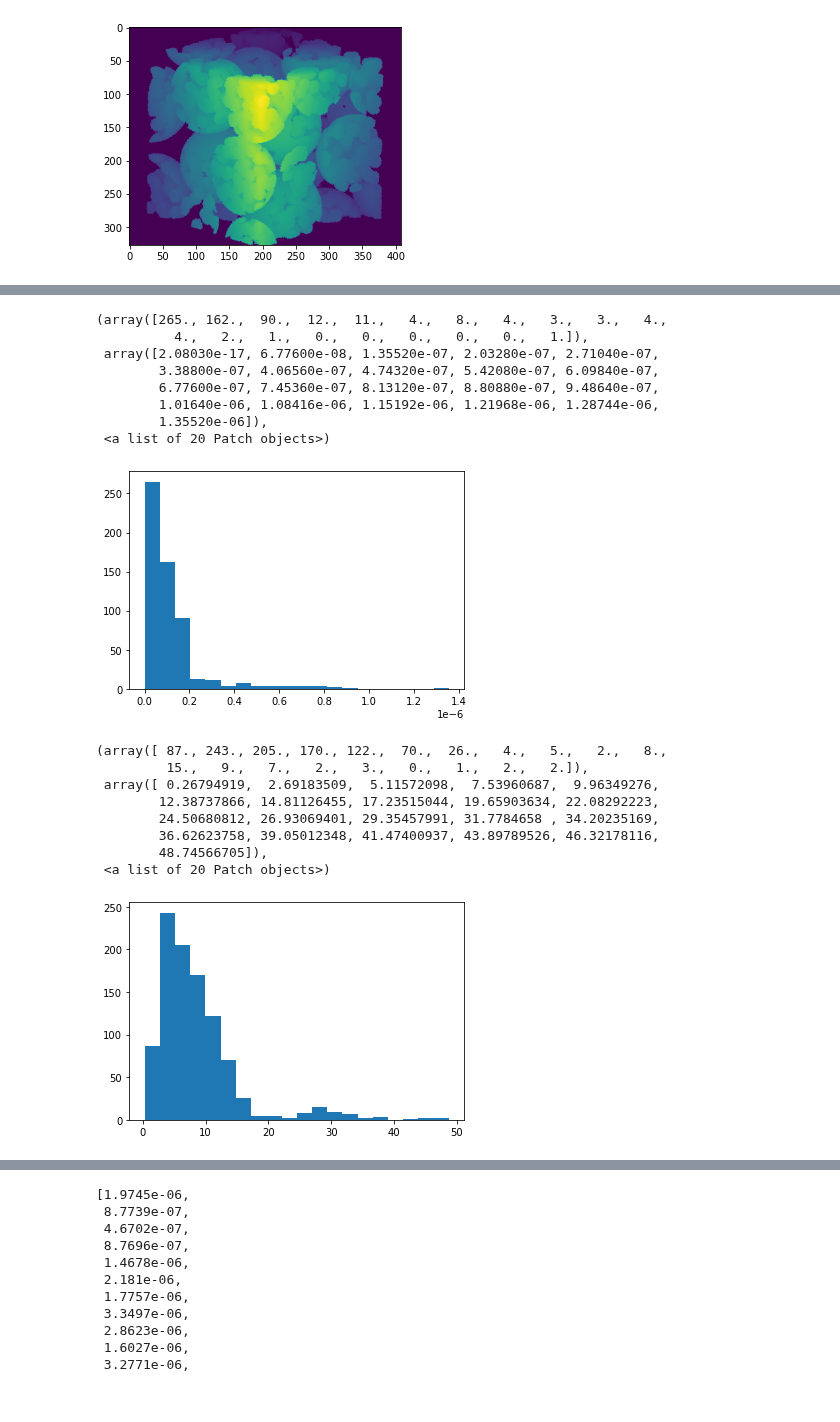
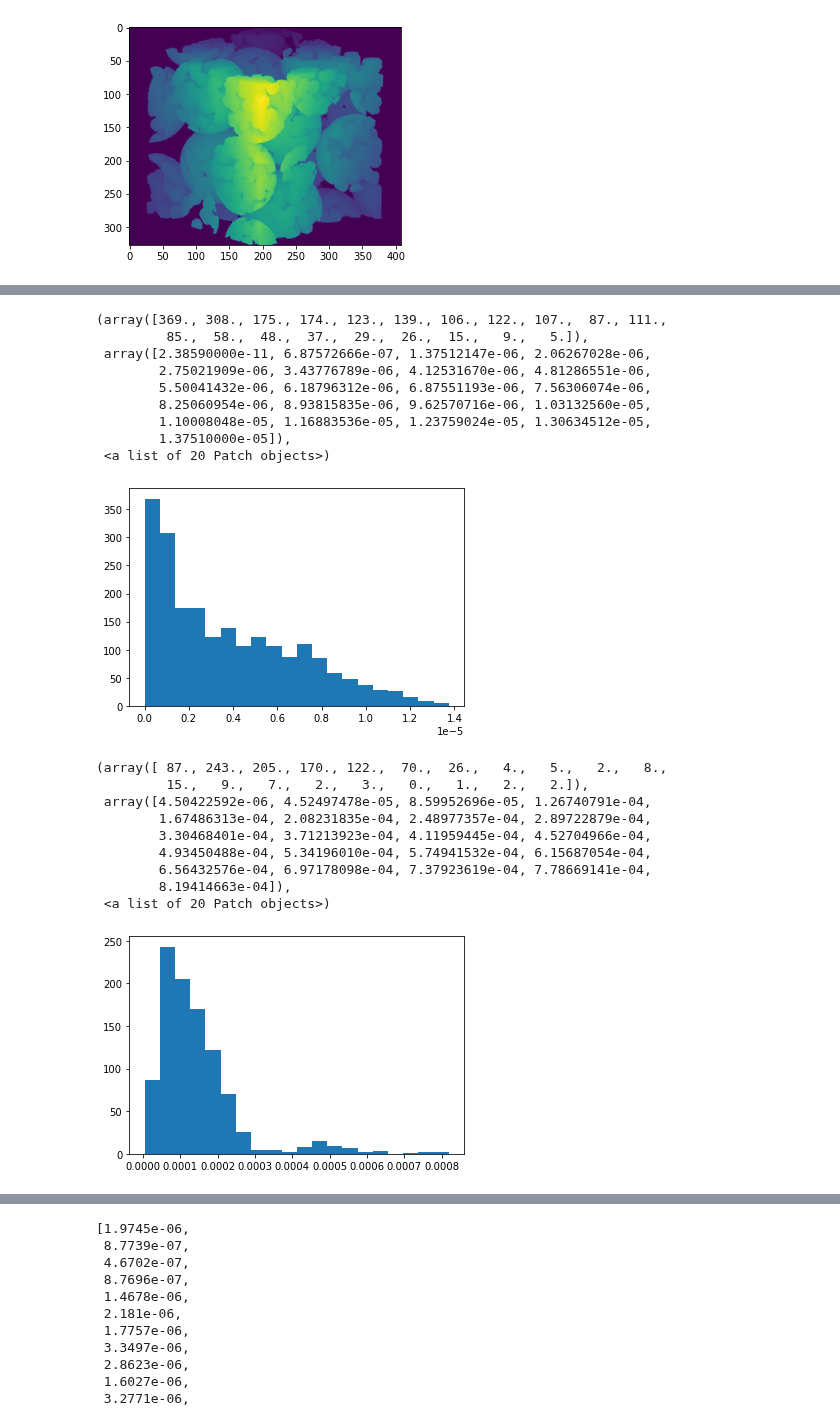
Before and after one commit to akkendrick/LABMOPS, a Jupyter notebook: analyze3Dsim.ipynb, the cells around one changed output, grey strips where cells are left out. Drawn from its saved outputs; the diff is of its cells as text; code cells hidden in the pictures.

Commit message:
trying crude T2 estimate, distribution plotting

```diff
--- a/analyze3Dsim.ipynb
+++ b/analyze3Dsim.ipynb
@@ -145,38 +168,42 @@ plt.imshow(test)
 # %%
 # Plot histogram of pore velocities
 poreLabel = '2'
-poreVelNorm = velocities.get(poreLabel)
+poreVelNorm = velocitiesPore.get(poreLabel)
 
 n_bins = 20
 
 # Generate a normal distribution, center at x=0 and y=5
 # We can set the number of bins with the `bins` kwarg
 plt.hist(poreVelNorm, bins=n_bins)
 # %% [output]
-(array([265., 162.,  90.,  12.,  11.,   4.,   8.,   4.,   3.,   3.,   4.,
-          4.,   2.,   1.,   0.,   0.,   0.,   0.,   0.,   1.]),
- array([2.08030e-17, 6.77600e-08, 1.35520e-07, 2.03280e-07, 2.71040e-07,
-        3.38800e-07, 4.06560e-07, 4.74320e-07, 5.42080e-07, 6.09840e-07,
-        6.77600e-07, 7.45360e-07, 8.13120e-07, 8.80880e-07, 9.48640e-07,
-        1.01640e-06, 1.08416e-06, 1.15192e-06, 1.21968e-06, 1.28744e-06,
-        1.35520e-06]),
+(array([369., 308., 175., 174., 123., 139., 106., 122., 107.,  87., 111.,
+         85.,  58.,  48.,  37.,  29.,  26.,  15.,   9.,   5.]),
+ array([2.38590000e-11, 6.87572666e-07, 1.37512147e-06, 2.06267028e-06,
+        2.75021909e-06, 3.43776789e-06, 4.12531670e-06, 4.81286551e-06,
+        5.50041432e-06, 6.18796312e-06, 6.87551193e-06, 7.56306074e-06,
+        8.25060954e-06, 8.93815835e-06, 9.62570716e-06, 1.03132560e-05,
+        1.10008048e-05, 1.16883536e-05, 1.23759024e-05, 1.30634512e-05,
+        1.37510000e-05]),
  <a list of 20 Patch objects>)
-[figure, old version]
+[figure, new version]
 # %%
 # Plot histogram of pore diameters
 
 poreDiam = poreInfo['pore.diameter']
+#try to convert to normal units
+poreDiam = poreDiam * (resolution)
 plt.hist(poreDiam, bins=20)
 # %% [output]
 (array([ 87., 243., 205., 170., 122.,  70.,  26.,   4.,   5.,   2.,   8.,
          15.,   9.,   7.,   2.,   3.,   0.,   1.,   2.,   2.]),
- array([ 0.26794919,  2.69183509,  5.11572098,  7.53960687,  9.96349276,
-        12.38737866, 14.81126455, 17.23515044, 19.65903634, 22.08292223,
-        24.50680812, 26.93069401, 29.35457991, 31.7784658 , 34.20235169,
-        36.62623758, 39.05012348, 41.47400937, 43.89789526, 46.32178116,
-        48.74566705]),
+ array([4.50422592e-06, 4.52497478e-05, 8.59952696e-05, 1.26740791e-04,
+        1.67486313e-04, 2.08231835e-04, 2.48977357e-04, 2.89722879e-04,
+        3.30468401e-04, 3.71213923e-04, 4.11959445e-04, 4.52704966e-04,
+        4.93450488e-04, 5.34196010e-04, 5.74941532e-04, 6.15687054e-04,
+        6.56432576e-04, 6.97178098e-04, 7.37923619e-04, 7.78669141e-04,
+        8.19414663e-04]),
  <a list of 20 Patch objects>)
-[figure, old version]
+[figure, new version]
 # %%
 nRegions = np.unique(snowFilt.regions).size
 poreDiamVec = np.zeros(nRegions,)
```
Also changed, not shown: parts of 10 cells of this notebook.
